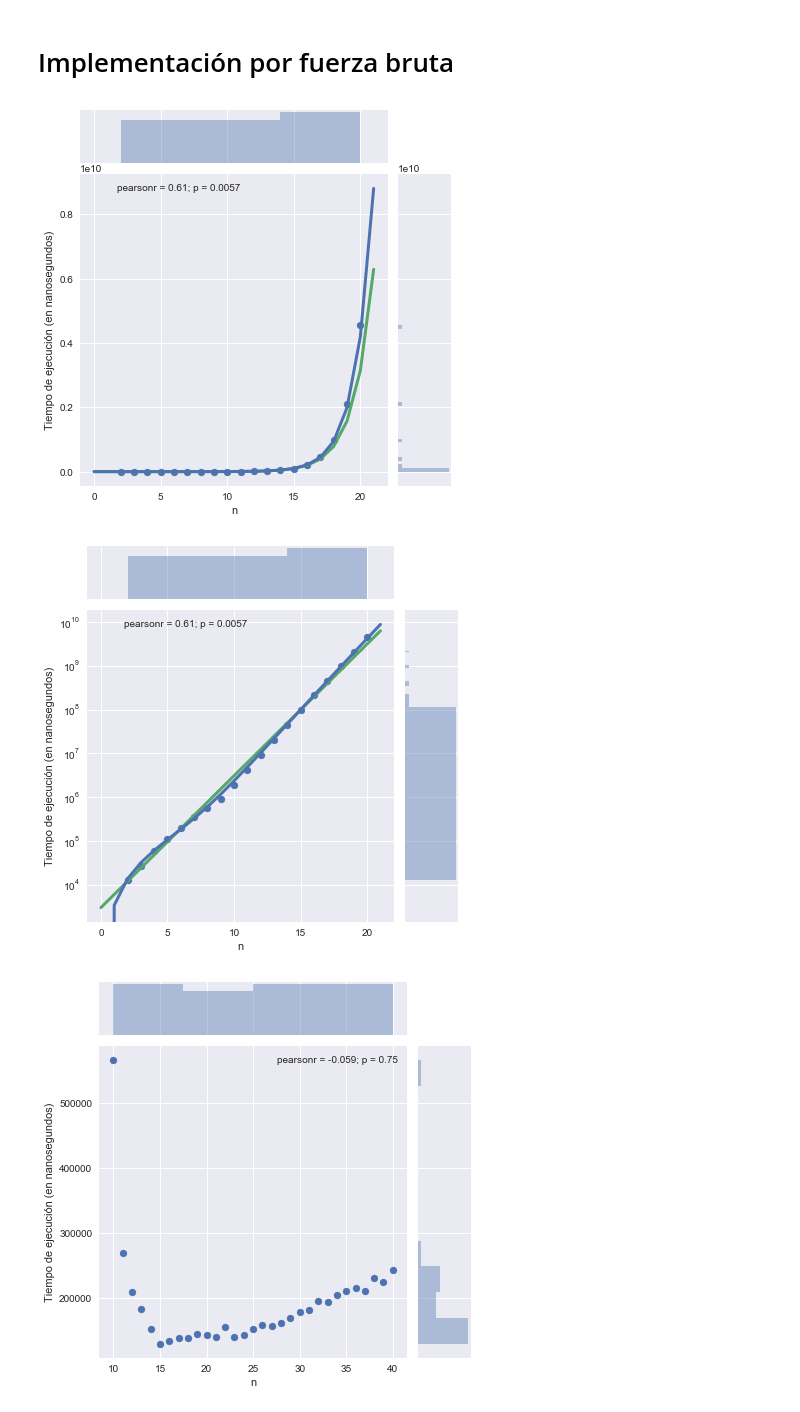
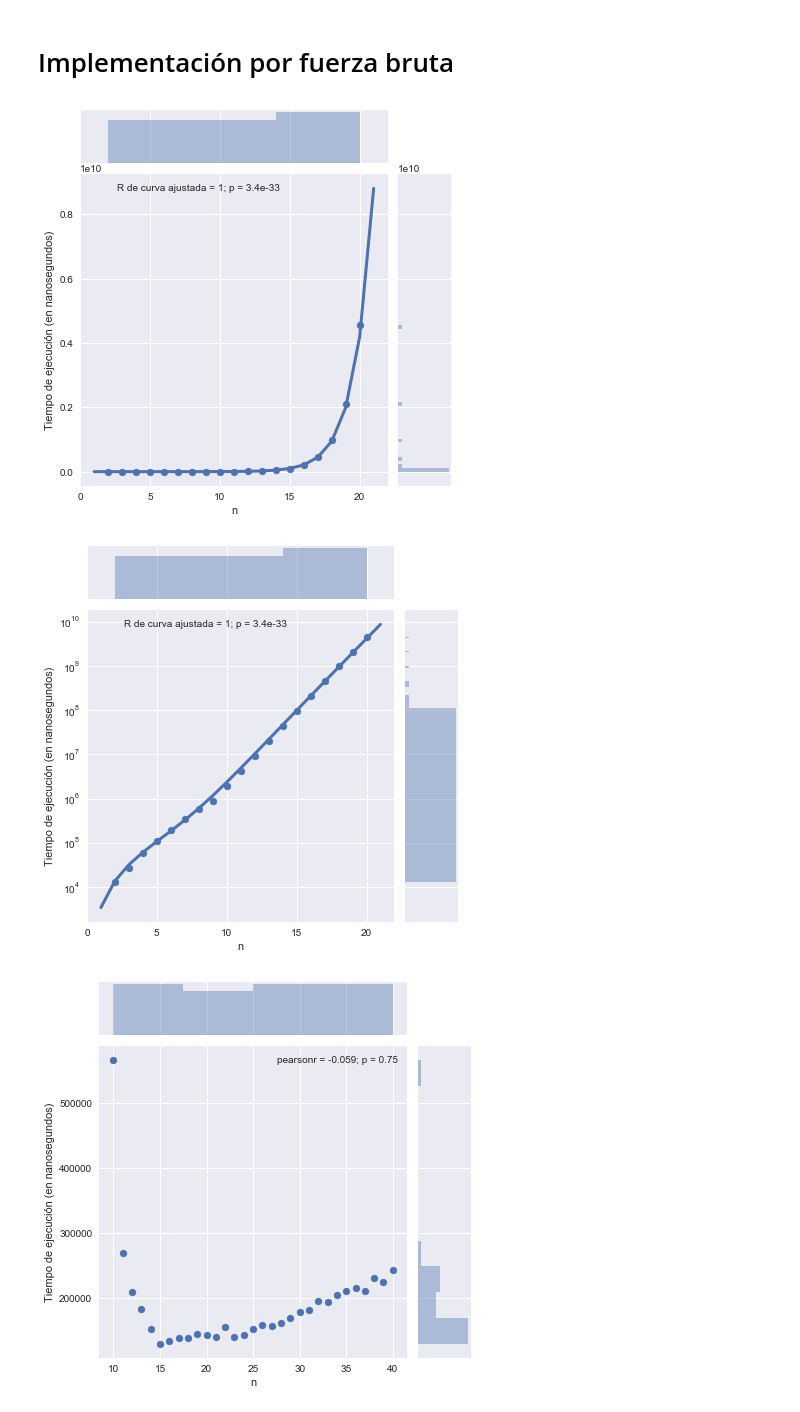
Before and after one commit to ZebaSz/algo3-tp3, a Jupyter notebook: informe/data/Algo3-TP3.ipynb, the cells around one changed output. Saved outputs shown, nothing was run; the diff lists cells and outputs as text; code cells hidden in the pictures.

Commit message:
Calcular pearsonr y spearmanr en graficos viejos

```diff
--- a/informe/data/Algo3-TP3.ipynb
+++ b/informe/data/Algo3-TP3.ipynb
@@ -11,6 +11,9 @@ tiempo = 'Tiempo de ejecución (en nanosegundos)'
 n = 'n'
 m = 'm'
 ns = 'ns'
+est = 'estimador'
+rlabel = 'R de curva ajustada'
+rho = 'Coef. Spearman'
 
 blue='#4C72B0'
 green='#55A868'
@@ -23,38 +26,52 @@ dfExact = dfExact.groupby([n, m]).min().reset_index()
 dfExactComplete = pd.read_csv('exact-complete.csv')
 dfExactComplete = dfExactComplete.groupby([n, m]).min().reset_index()
 # %%
+func_comp = lambda n : 200 * (n * 2 ** n) + 3000 * (n ** 2)
+complejidad = [func_comp(n) for n in dfExactComplete.n]
+dfExactCompCopy = dfExactComplete.copy()
+dfExactCompCopy[est] = complejidad
+
+r_estim = stats.pearsonr(dfExactCompCopy[ns], dfExactCompCopy[est])
+
 g = sns.jointplot(
-    x=n, y=ns, data=dfExactComplete
+    x=n, y=ns, data=dfExactComplete,
+    stat_func= (lambda x, y : r_estim), annot_kws=dict(stat=rlabel)
 )
+
+nodos = range(1,22)
+complejidad = [func_comp(n) for n in nodos]
 g.set_axis_labels(xlabel=n, ylabel=tiempo)
 g.ax_joint.set(xticks=[0,5,10,15,20])
-
-nodos = range(0,22)
-complejidad = [(200 * (n * 2 ** n) + 3000 * (n ** 2)) for n in nodos]
 g.ax_joint.plot(nodos, complejidad, linewidth=3, color=blue, zorder=3)
-complejidad = [(3000 * (2 ** n)) for n in nodos]
-g.ax_joint.plot(nodos, complejidad, linewidth=3, color=green, zorder=2)
+#complejidad = [(3000 * (2 ** n)) for n in nodos]
+#g.ax_joint.plot(nodos, complejidad, linewidth=3, color=green, zorder=2)
 
 plt.show()
 # %% [output]
-[figure, old version]
+[figure, new version]
 # %%
+func_comp = lambda n : 200 * (n * 2 ** n) + 3000 * (n ** 2)
+complejidad = [func_comp(n) for n in dfExactComplete.n]
+dfExactCompCopy = dfExactComplete.copy()
+dfExactCompCopy[est] = complejidad
+
+r_estim = stats.pearsonr(dfExactCompCopy[ns], dfExactCompCopy[est])
+
 g = sns.jointplot(
-    x=n, y=ns, data=dfExactComplete
+    x=n, y=ns, data=dfExactComplete,
+    stat_func= (lambda x, y : r_estim), annot_kws=dict(stat=rlabel)
 )
 g.set_axis_labels(xlabel=n, ylabel=tiempo)
 g.ax_joint.set(xticks=[0,5,10,15,20])
 g.ax_joint.set_yscale('log')
 
-nodos = range(0,22)
-complejidad = [(200 * (n * 2 ** n) + 3000 * (n ** 2)) for n in nodos]
+nodos = range(1,22)
+complejidad = [func_comp(n) for n in nodos]
 g.ax_joint.plot(nodos, complejidad, linewidth=3, color=blue, zorder=3)
-complejidad = [(3000 * (2 ** n)) for n in nodos]
-g.ax_joint.plot(nodos, complejidad, linewidth=3, color=green, zorder=2)
 
 plt.show()
 # %% [output]
-[figure, old version]
+[figure, new version]
 # %%
 dfExactA = dfExact[dfExact.m == 40]
 
```
Also changed, not shown: parts of 5 cells of this notebook.
